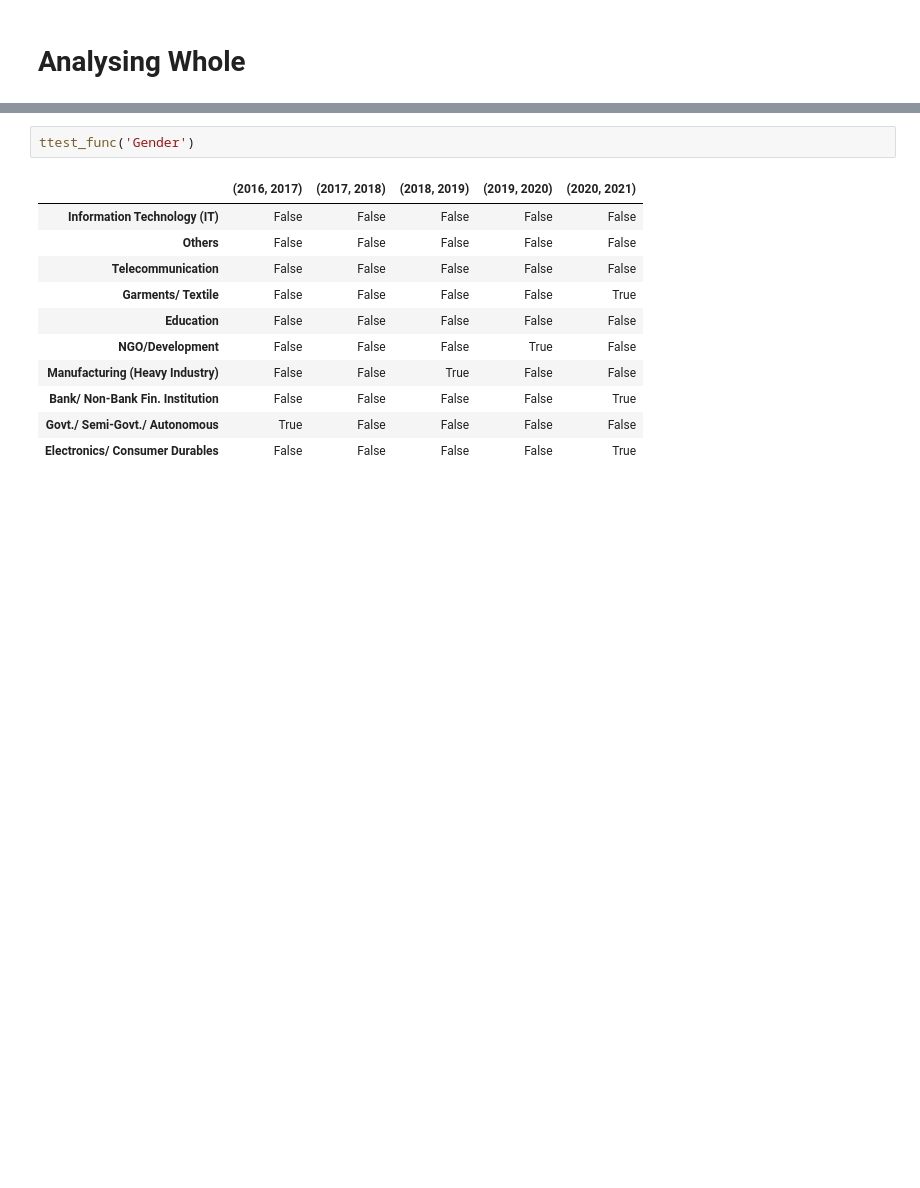
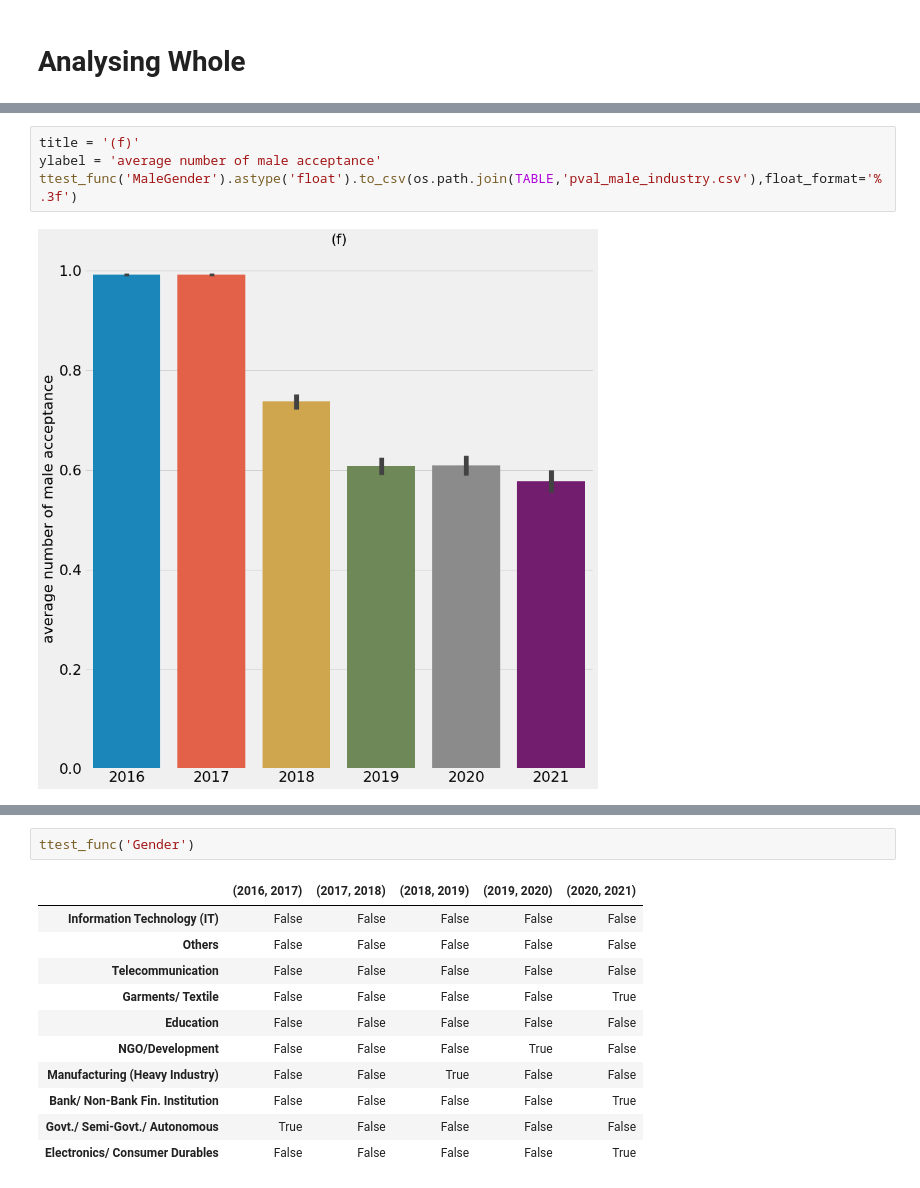
Before and after one commit to Srj/Bdjobs, a Jupyter notebook: notebook/Hypothesis_Testing.ipynb, the cells around one changed output, grey strips where cells are left out. Saved outputs shown, nothing was run; the diff lists cells and outputs as text; blank space fills up the shorter version.

```diff
--- a/notebook/Hypothesis_Testing.ipynb
+++ b/notebook/Hypothesis_Testing.ipynb
@@ -135,0 +88,6 @@ ttest_func('FemaleGender')
+# %%
+title = '(f)'
+ylabel = 'average number of male acceptance'
+ttest_func('MaleGender').astype('float').to_csv(os.path.join(TABLE,'pval_male_industry.csv'),float_format='%.3f')
+# %% [output]
+[figure, added]
```
Also changed, not shown: parts of 17 cells of this notebook, 55 other files.
